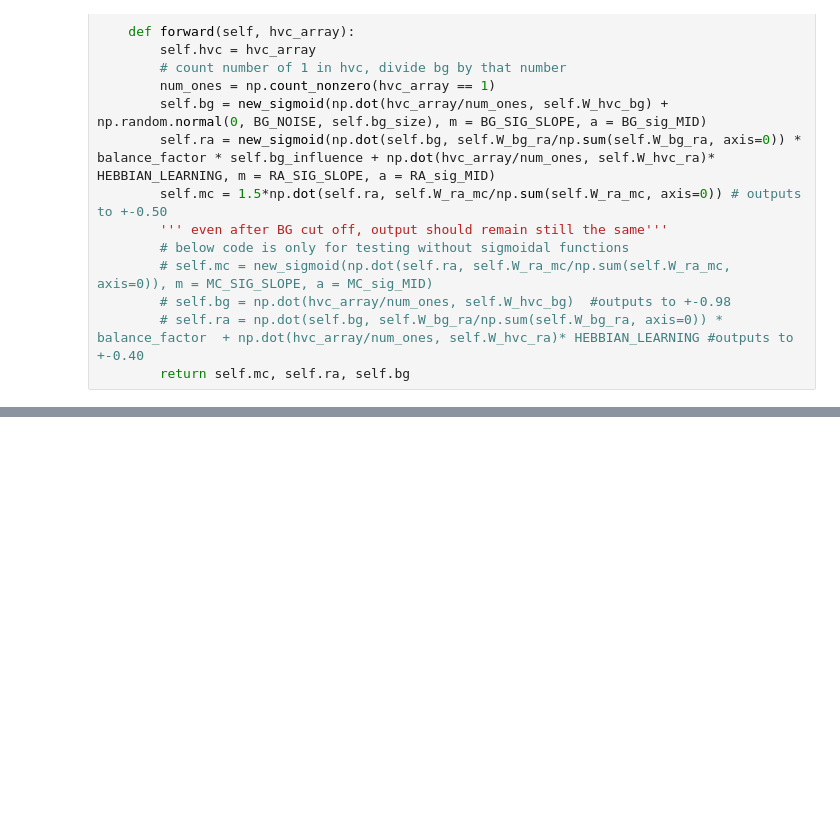
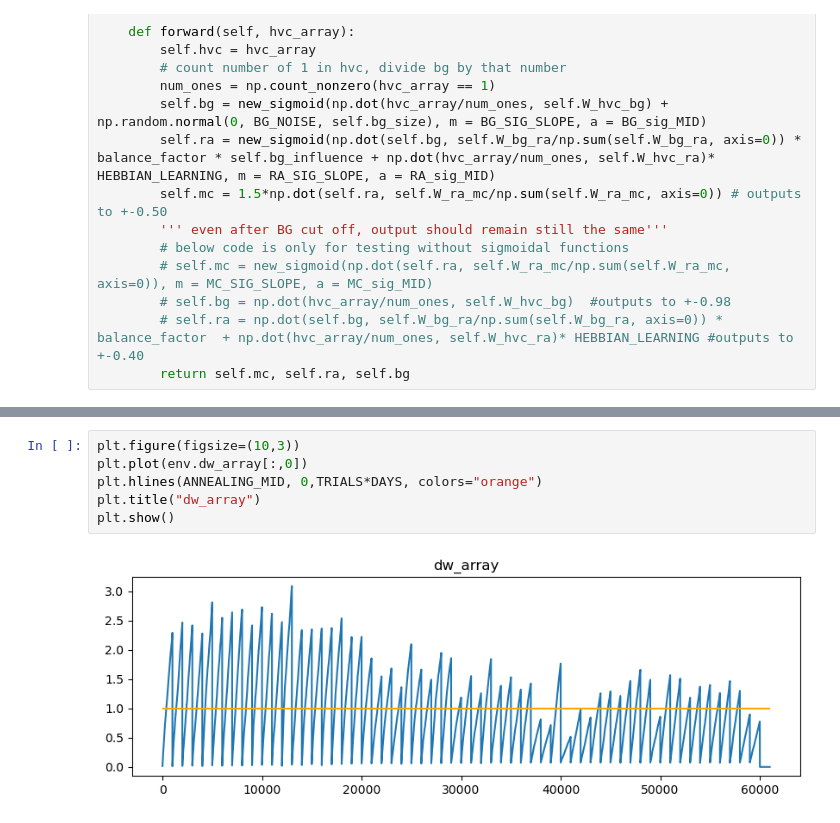
Before and after one commit to atharvsuryawanshi12/Dual_Pathway_RL_songbird, a Jupyter notebook: JSON/deepdive copy.ipynb, the cells around one changed output, grey strips where cells are left out. Cells and saved outputs as stored; diff of their text form; blank space fills up the shorter version.

```diff
--- a/JSON/deepdive copy.ipynb
+++ b/JSON/deepdive copy.ipynb
@@ -510,3 +566,11 @@ Correlation between Reward and sum RPE: 0.6126412298997606
+# %%
+plt.figure(figsize=(10,3))
+plt.plot(env.dw_array[:,0])
+plt.hlines(ANNEALING_MID, 0,TRIALS*DAYS, colors="orange")
+plt.title("dw_array")
+plt.show()
+# %% [output]
+[figure, added]
 # %%
 print(env.rewards[(DAYS-1)*TRIALS-100:(DAYS-1)*TRIALS])
 rewards = env.rewards[:,:,0].reshape(DAYS*TRIALS)
```
Also changed, not shown: parts of 15 cells of this notebook, 1 other file.
